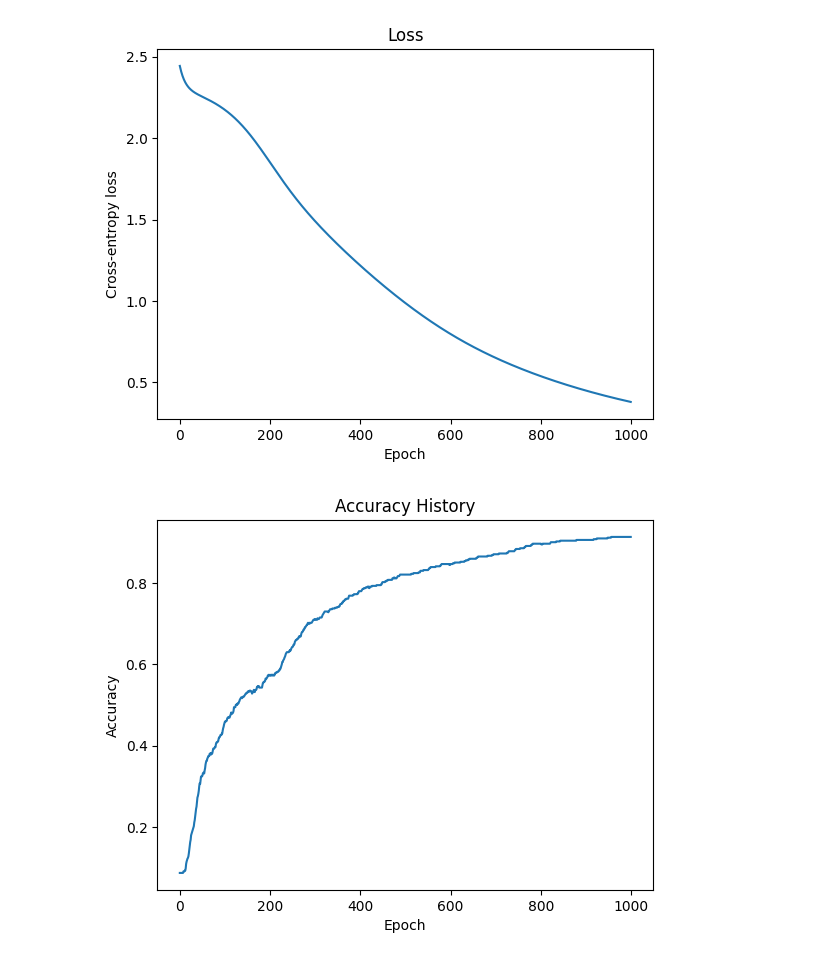
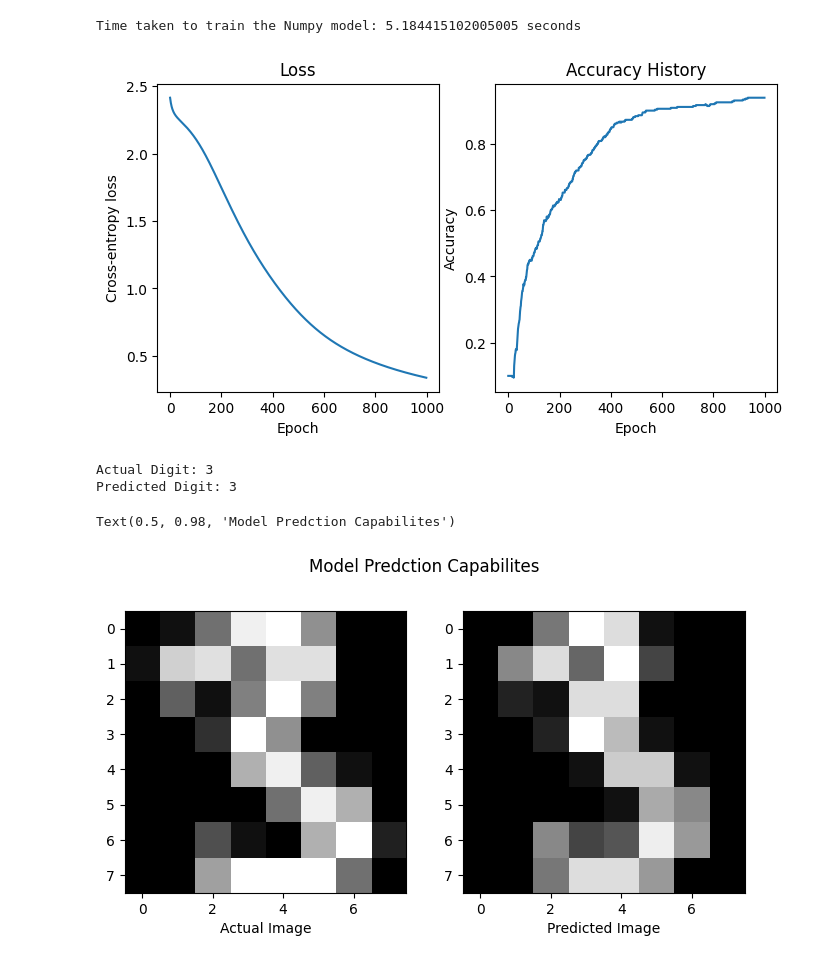
Before and after one commit to vdebnath/202_Honors_Option, a Jupyter notebook: Main.ipynb, the cells around one changed output. Drawn from its saved outputs; the diff is of its cells as text; code cells hidden in the pictures.

```diff
--- a/Main.ipynb
+++ b/Main.ipynb
@@ -149,4 +175,10 @@ Epoch 900: Accuracy 0.12
 # %%
+X_train, X_test, y_train, y_test = train_test_split(digits.data, digits.target, test_size=0.2, random_state=100)
+
+# Normalize the input data
+X_train = X_train / 16.0
+X_test = X_test / 16.0
+
 # Define the neural network architecture
 input_size = X_train.shape[1] # 64 (8x8 image)
 hidden_size1 = 32
@@ -160,13 +192,6 @@ W2 = np.random.randn(hidden_size1, hidden_size2) / np.sqrt(hidden_size1)
 b2 = np.zeros(hidden_size2)
 W3 = np.random.randn(hidden_size2, output_size) / np.sqrt(hidden_size2)
 b3 = np.zeros(output_size)
-
-# Define the activation functions
-def sigmoid(x):
-    return 1 / (1 + np.exp(-x))
-
-def tanh(x):
-    return np.tanh(x)
 
 # Define the forward pass function
 def forward(X):
@@ -217,47 +242,77 @@ def backward(X, y, probs):
 
     return dW1, db1, dW2, db2, dW3, db3
 
-# Define the training function
-
-# Initialize the losses list for plotting
-losses = []
-accuracy_history = []
+loss_list = []
+accuracy_list = []
 learning_rate = 0.1
 epochs = 1000
+
+start_time = time.time()
 for i in range(epochs):
-        # Forward pass
     probs = forward(X_train)
     loss = cross_entropy_loss(probs, y_train)
-    losses.append(loss)
+    loss_list.append(loss)
 
     # Backward pass
     dW1, db1, dW2, db2, dW3, db3 = backward(X_train, y_train, probs)
 
     # Update the weights and biases
     W1 -= learning_rate * dW1
     b1 -= learning_rate * db1
     W2 -= learning_rate * dW2
     b2 -= learning_rate * db2
     W3 -= learning_rate * dW3
     b3 -= learning_rate * db3
 
     probs = forward(X_test)
     predictions = np.argmax(probs, axis=1)
     accuracy = np.mean(predictions == y_test)
-    accuracy_history.append(accuracy)
+    accuracy_list.append(accuracy)
 
+end_time = time.time()
+
+print('Time taken to train the Numpy model:', end_time - start_time, 'seconds')
 # Plot the loss over time
-plt.plot(losses)
+fig = plt.figure(figsize=(8, 4))
+
+plt.subplot(1,2,1)
+plt.plot(loss_list)
 plt.title("Loss")
 plt.xlabel("Epoch")
 plt.ylabel("Cross-entropy loss")
-plt.show()
 
-plt.plot(range(num_epochs), accuracy_history)
+plt.subplot(1,2,2)
+plt.plot(range(num_epochs), accuracy_list)
 plt.title("Accuracy History")
 plt.xlabel("Epoch")
 plt.ylabel("Accuracy")
 plt.show()
 # %% [output]
+Time taken to train the Numpy model: 5.184415102005005 seconds
-[figure, old version]
+[figure, new version]
-[figure, removed]
+# %%
+num1 = random.randint(0, 1796)
+
+test_image = digits.images[num1]
+
+# Classify the image using the trained model
+probs = forward(test_image.reshape(1,-1))
+predicted_label = np.argmax(probs)
+predicted_image = image_dict[predicted_label]
+
+print("Actual Digit:", digits.target[num1])
+print("Predicted Digit:", predicted_label)
+
+fig = plt.figure(figsize=(8, 4))
+plt.subplot(1,2,1)
+plt.imshow(test_image.reshape(8, 8), cmap='gray')
+plt.xlabel('Actual Image')
+plt.subplot(1,2,2)
+plt.imshow(predicted_image, cmap='gray')
+plt.xlabel('Predicted Image')
+plt.suptitle('Model Predction Capabilites')
+# %% [output]
+Actual Digit: 3
+Predicted Digit: 3
+Text(0.5, 0.98, 'Model Predction Capabilites')
+[figure, added]
```
Also changed, not shown: parts of 6 cells of this notebook.
